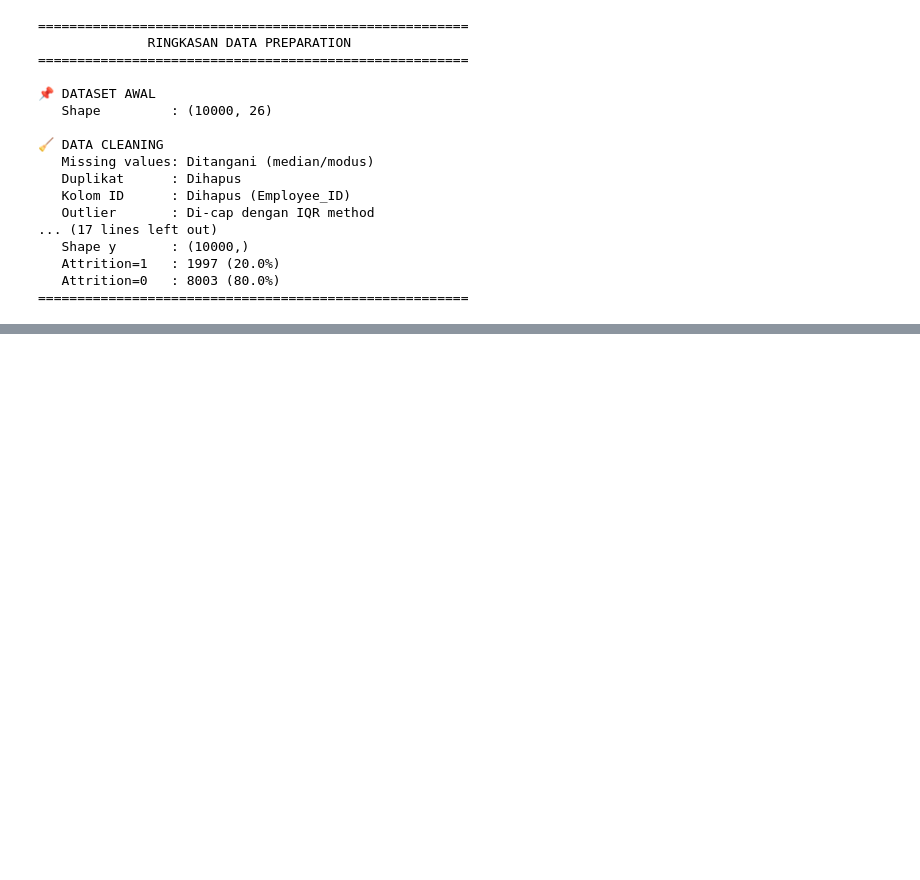
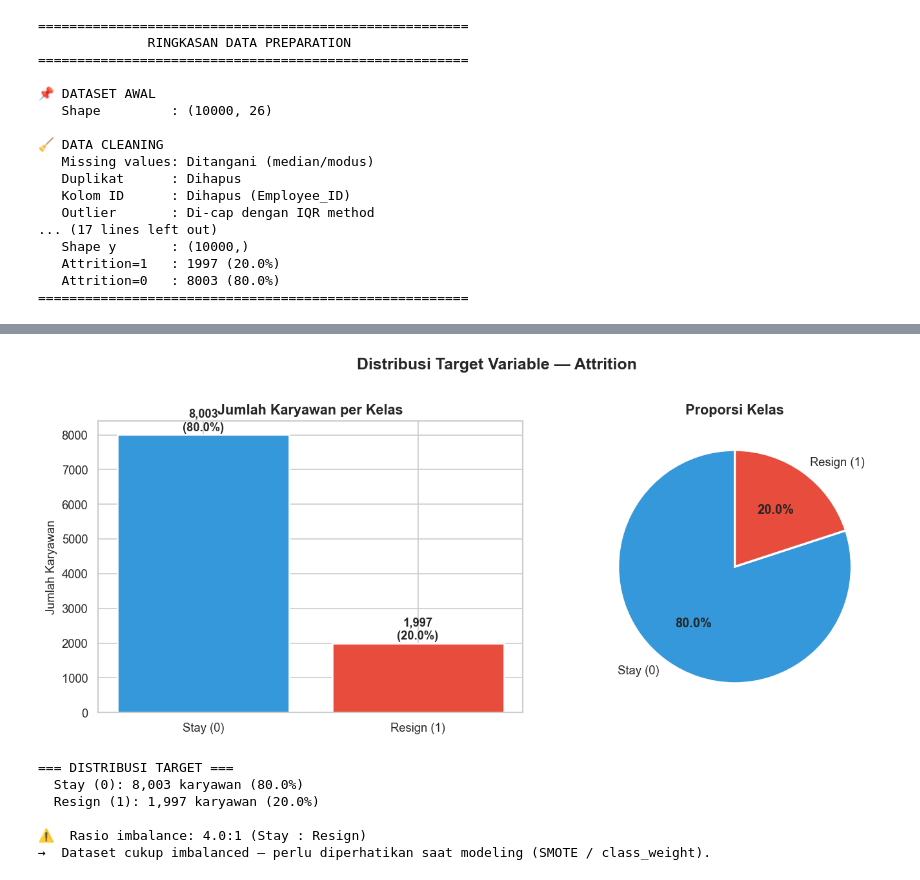
Before and after one commit to hafizatulkhairani/attritionguard, a Jupyter notebook: notebooks/analysis.ipynb, the cells around one changed output, grey strips where cells are left out. Cells and saved outputs as stored; diff of their text form; code cells hidden in the pictures; blank space fills up the shorter version.

Commit message:
Exploratory Data Analysis (EDA)

```diff
--- a/notebooks/analysis.ipynb
+++ b/notebooks/analysis.ipynb
@@ -663,0 +697,8 @@ print('=' * 55)
+# %%
+# Load dataset hasil cleaning dari Zahra
+df = pd.read_csv('../data/employee_attrition_clean.csv')
+
+print(f'📊 Shape dataset: {df.shape}')
+print(f'📋 Jumlah baris  : {df.shape[0]:,}')
+print(f'📋 Jumlah kolom  : {df.shape[1]}')
+df.head()
@@ -663,0 +789,49 @@ print('=' * 55)
+# %%
+target_counts = df['Attrition'].value_counts()
+target_pct    = df['Attrition'].value_counts(normalize=True) * 100
+
+fig, axes = plt.subplots(1, 2, figsize=(12, 5))
+fig.suptitle('Distribusi Target Variable — Attrition', fontsize=15, fontweight='bold', y=1.01)
+
+# Bar chart
+colors = [PALETTE_ATTRITION[0], PALETTE_ATTRITION[1]]
+bars = axes[0].bar(['Stay (0)', 'Resign (1)'], target_counts.values, color=colors, edgecolor='white', linewidth=1.5)
+axes[0].set_title('Jumlah Karyawan per Kelas')
+axes[0].set_ylabel('Jumlah Karyawan')
+for bar, count, pct in zip(bars, target_counts.values, target_pct.values):
+    axes[0].text(bar.get_x() + bar.get_width()/2, bar.get_height() + 30,
+                 f'{count:,}\n({pct:.1f}%)', ha='center', va='bottom', fontsize=11, fontweight='bold')
+
+# Pie chart
+wedges, texts, autotexts = axes[1].pie(
+    target_counts.values,
+    labels=['Stay (0)', 'Resign (1)'],
+    colors=colors,
+    autopct='%1.1f%%',
+    startangle=90,
+    wedgeprops=dict(edgecolor='white', linewidth=2)
+)
+for autotext in autotexts:
+    autotext.set_fontsize(12)
+    autotext.set_fontweight('bold')
+axes[1].set_title('Proporsi Kelas')
+
+plt.tight_layout()
+plt.show()
+
+print('\n=== DISTRIBUSI TARGET ===')
+for val, count, pct in zip(target_counts.index, target_counts.values, target_pct.values):
+    label = 'Resign' if val == 1 else 'Stay'
+    print(f'  {label} ({val}): {count:,} karyawan ({pct:.1f}%)')
+
+imbalance_ratio = target_counts[0] / target_counts[1]
+print(f'\n⚠️  Rasio imbalance: {imbalance_ratio:.1f}:1 (Stay : Resign)')
+print('→  Dataset cukup imbalanced — perlu diperhatikan saat modeling (SMOTE / class_weight).')
+# %% [output]
+[figure, added]
+=== DISTRIBUSI TARGET ===
+  Stay (0): 8,003 karyawan (80.0%)
+  Resign (1): 1,997 karyawan (20.0%)
+
+⚠️  Rasio imbalance: 4.0:1 (Stay : Resign)
+→  Dataset cukup imbalanced — perlu diperhatikan saat modeling (SMOTE / class_weight).
```
Also changed, not shown: parts of 48 cells of this notebook.
